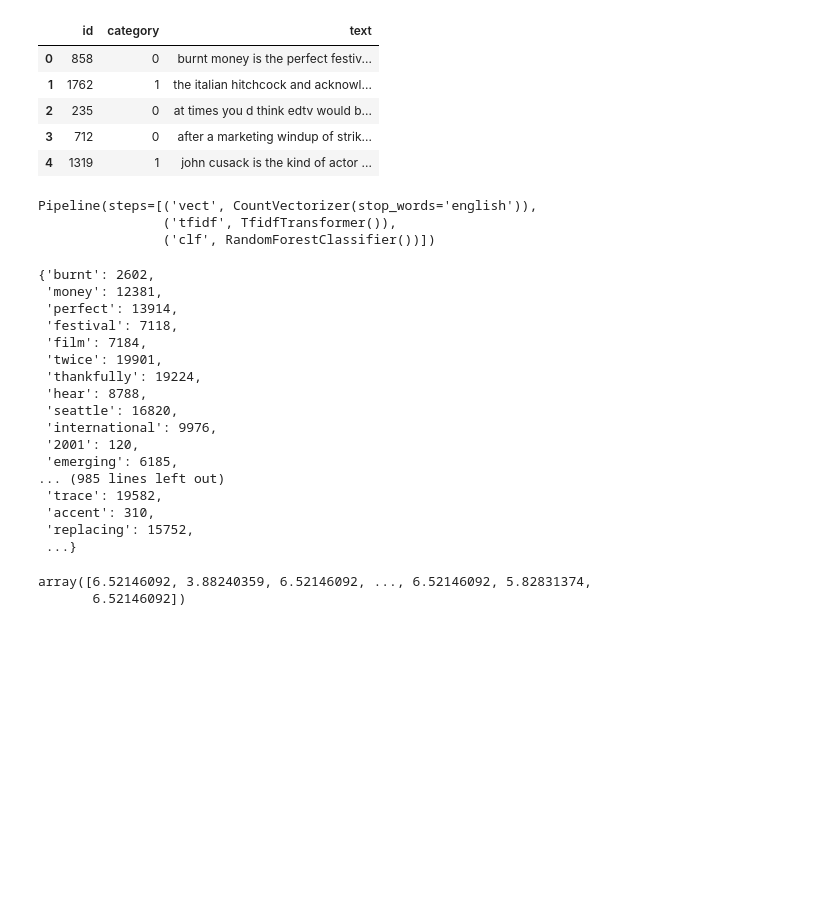
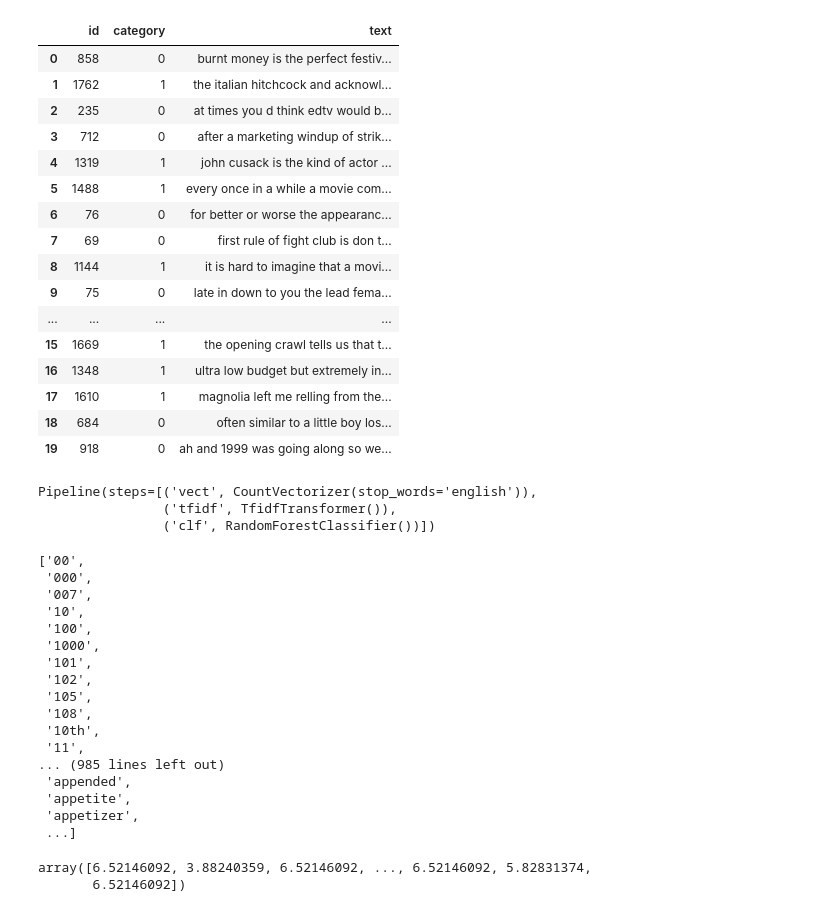
Before and after one commit to geoffswc/Document-Classification, a Jupyter notebook: Movie-Reviews-Pipeline.ipynb, the cells around one changed output. Saved outputs shown, nothing was run; the diff lists cells and outputs as text; code cells hidden in the pictures; blank space fills up the shorter version.

```diff
--- a/Movie-Reviews-Pipeline.ipynb
+++ b/Movie-Reviews-Pipeline.ipynb
@@ -3,12 +3,23 @@ import pandas as pd
 # %%
 df_train = pd.read_csv('data/trainReviews.tsv', sep='\t')
 # %%
-df_train.head()
+df_train.head(20)
 # %% [output]
 |  | id | category | text |
 | 0 | 858 | 0 | burnt money is the perfect festiv... |
 | 1 | 1762 | 1 | the italian hitchcock and acknowl... |
 | 2 | 235 | 0 | at times you d think edtv would b... |
 | 3 | 712 | 0 | after a marketing windup of strik... |
 | 4 | 1319 | 1 | john cusack is the kind of actor ... |
+| 5 | 1488 | 1 | every once in a while a movie com... |
+| 6 | 76 | 0 | for better or worse the appearanc... |
+| 7 | 69 | 0 | first rule of fight club is don t... |
+| 8 | 1144 | 1 | it is hard to imagine that a movi... |
+| 9 | 75 | 0 | late in down to you the lead fema... |
+| ... | ... | ... | ... |
+| 15 | 1669 | 1 | the opening crawl tells us that t... |
+| 16 | 1348 | 1 | ultra low budget but extremely in... |
+| 17 | 1610 | 1 | magnolia left me relling from the... |
+| 18 | 684 | 0 | often similar to a little boy los... |
+| 19 | 918 | 0 | ah and 1999 was going along so we... |
 # %%
@@ -33,25 +44,25 @@ Pipeline(steps=[('vect', CountVectorizer(stop_words='english')),
                 ('tfidf', TfidfTransformer()),
                 ('clf', RandomForestClassifier())])
 # %%
-text_clf['vect'].vocabulary_
+text_clf['vect'].get_feature_names()
 # %% [output]
-{'burnt': 2602,
- 'money': 12381,
- 'perfect': 13914,
- 'festival': 7118,
- 'film': 7184,
- 'twice': 19901,
- 'thankfully': 19224,
- 'hear': 8788,
- 'seattle': 16820,
- 'international': 9976,
- '2001': 120,
- 'emerging': 6185,
+['00',
+ '000',
+ '007',
+ '10',
+ '100',
+ '1000',
+ '101',
+ '102',
+ '105',
+ '108',
+ '10th',
+ '11',
 ... (985 lines left out)
- 'trace': 19582,
- 'accent': 310,
- 'replacing': 15752,
- ...}
+ 'appended',
+ 'appetite',
+ 'appetizer',
+ ...]
 # %%
 text_clf['tfidf'].idf_
 # %% [output]
```
Also changed, not shown: parts of 10 cells of this notebook.
